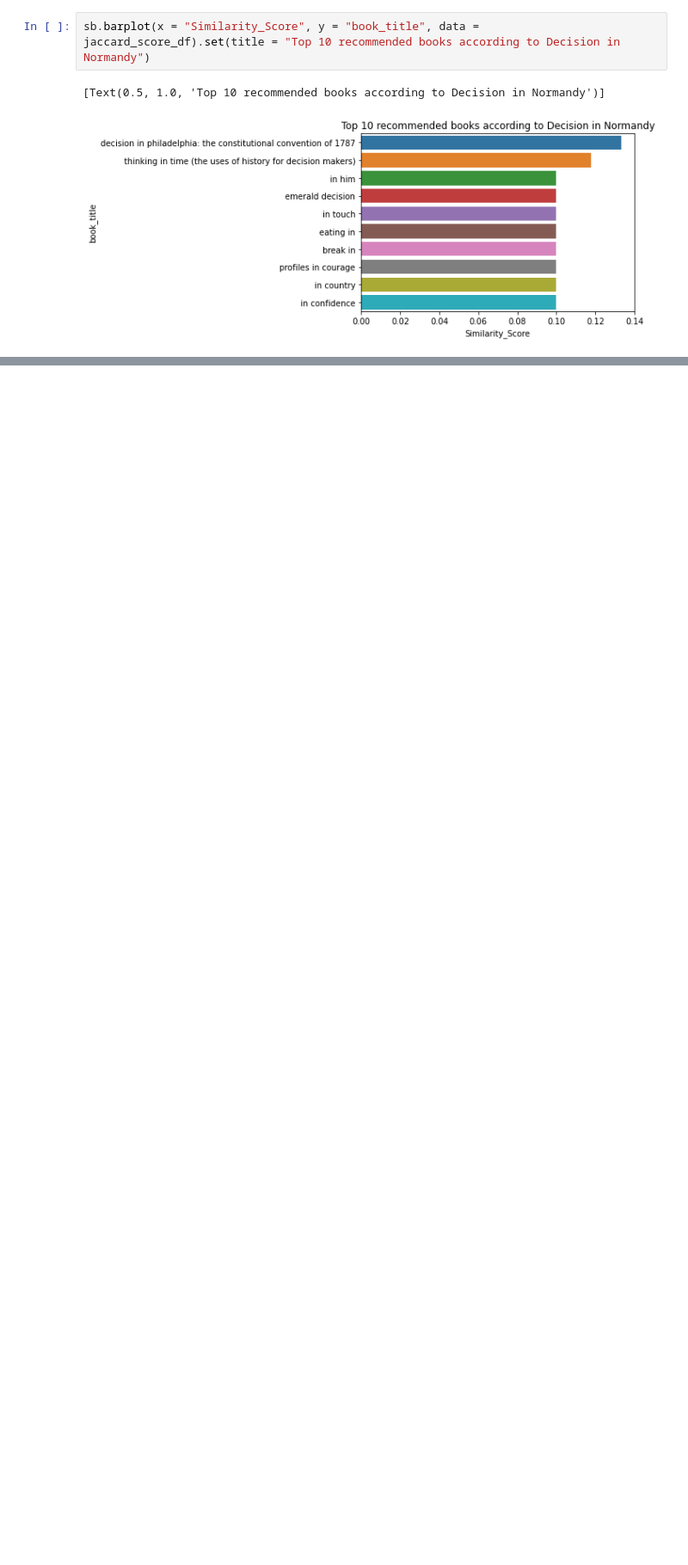
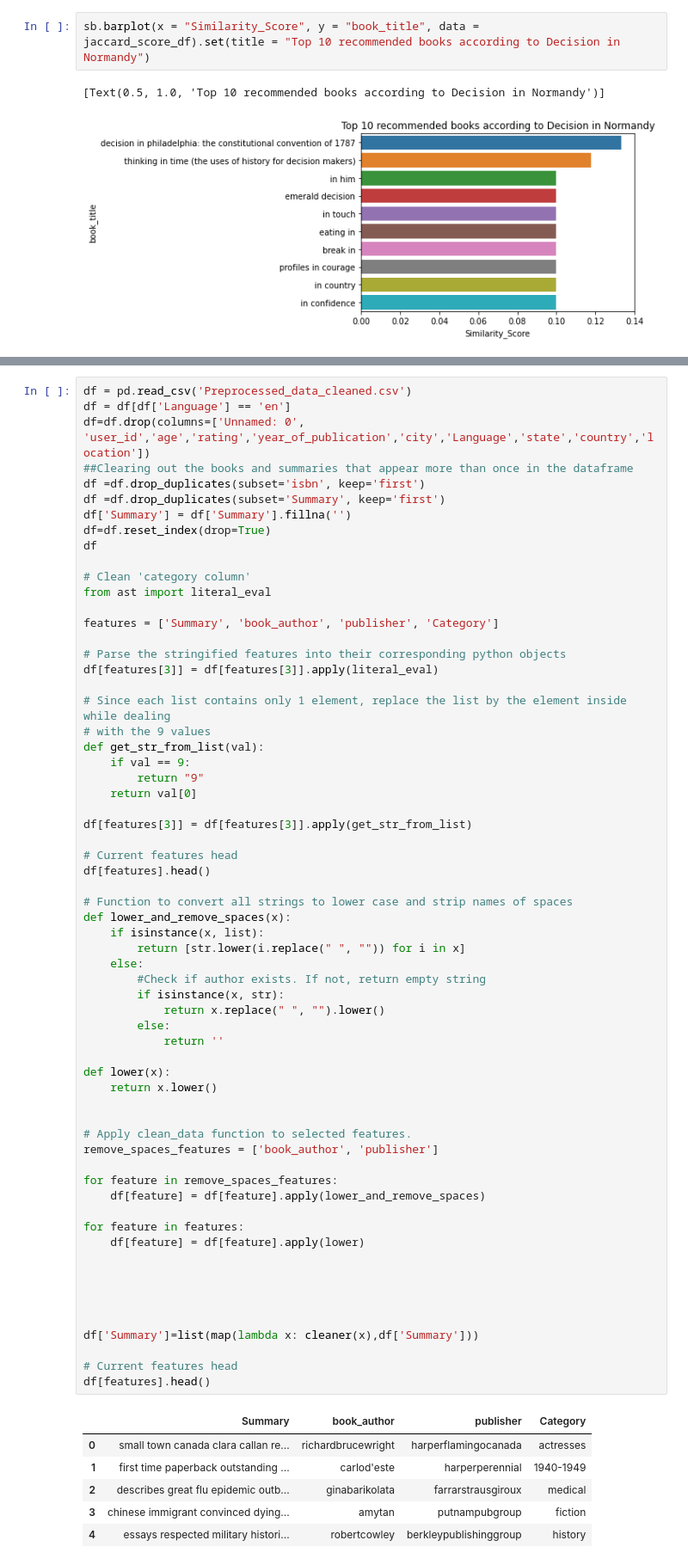
Before and after one commit to marinaepitropaki/BookRecommendationSystem, a Jupyter notebook: BookRecommendationSystem.ipynb, the cells around one changed output, grey strips where cells are left out. Shown at 86% size. Drawn from its saved outputs; the diff is of its cells as text; blank space fills up the shorter version.

```diff
--- a/BookRecommendationSystem.ipynb
+++ b/BookRecommendationSystem.ipynb
@@ -681,0 +688,70 @@ sb.barplot(x = "Similarity_Score", y = "book_title", data = jaccard_score_df).se
+# %%
+df = pd.read_csv('Preprocessed_data_cleaned.csv')
+df = df[df['Language'] == 'en']
+df=df.drop(columns=['Unnamed: 0', 'user_id','age','rating','year_of_publication','city','Language','state','country','location'])
+##Clearing out the books and summaries that appear more than once in the dataframe
+df =df.drop_duplicates(subset='isbn', keep='first')
+df =df.drop_duplicates(subset='Summary', keep='first')
+df['Summary'] = df['Summary'].fillna('')
+df=df.reset_index(drop=True)
+df
+
+# Clean 'category column'
+from ast import literal_eval
+
+features = ['Summary', 'book_author', 'publisher', 'Category']
+
+# Parse the stringified features into their corresponding python objects
+df[features[3]] = df[features[3]].apply(literal_eval)
+
+# Since each list contains only 1 element, replace the list by the element inside while dealing
+# with the 9 values
+def get_str_from_list(val):
+    if val == 9:
+        return "9"
+    return val[0]
+
+df[features[3]] = df[features[3]].apply(get_str_from_list)
+
+# Current features head
+df[features].head()
+
+# Function to convert all strings to lower case and strip names of spaces
+def lower_and_remove_spaces(x):
+    if isinstance(x, list):
+        return [str.lower(i.replace(" ", "")) for i in x]
+    else:
+        #Check if author exists. If not, return empty string
+        if isinstance(x, str):
+            return x.replace(" ", "").lower()
+        else:
+            return ''
+
+def lower(x):
+    return x.lower()
+
+
+# Apply clean_data function to selected features.
+remove_spaces_features = ['book_author', 'publisher']
+
+for feature in remove_spaces_features:
+    df[feature] = df[feature].apply(lower_and_remove_spaces)
+
+for feature in features:
+    df[feature] = df[feature].apply(lower)
+
+
+
+
+
+df['Summary']=list(map(lambda x: cleaner(x),df['Summary']))
+
+# Current features head
+df[features].head()
+# %% [output]
+|  | Summary | book_author | publisher | Category |
+| 0 | small town canada clara callan re... | richardbrucewright | harperflamingocanada | actresses |
+| 1 | first time paperback outstanding ... | carlod'este | harperperennial | 1940-1949 |
+| 2 | describes great flu epidemic outb... | ginabarikolata | farrarstrausgiroux | medical |
+| 3 | chinese immigrant convinced dying... | amytan | putnampubgroup | fiction |
+| 4 | essays respected military histori... | robertcowley | berkleypublishinggroup | history |
```
Also changed, not shown: parts of 9 cells of this notebook.
